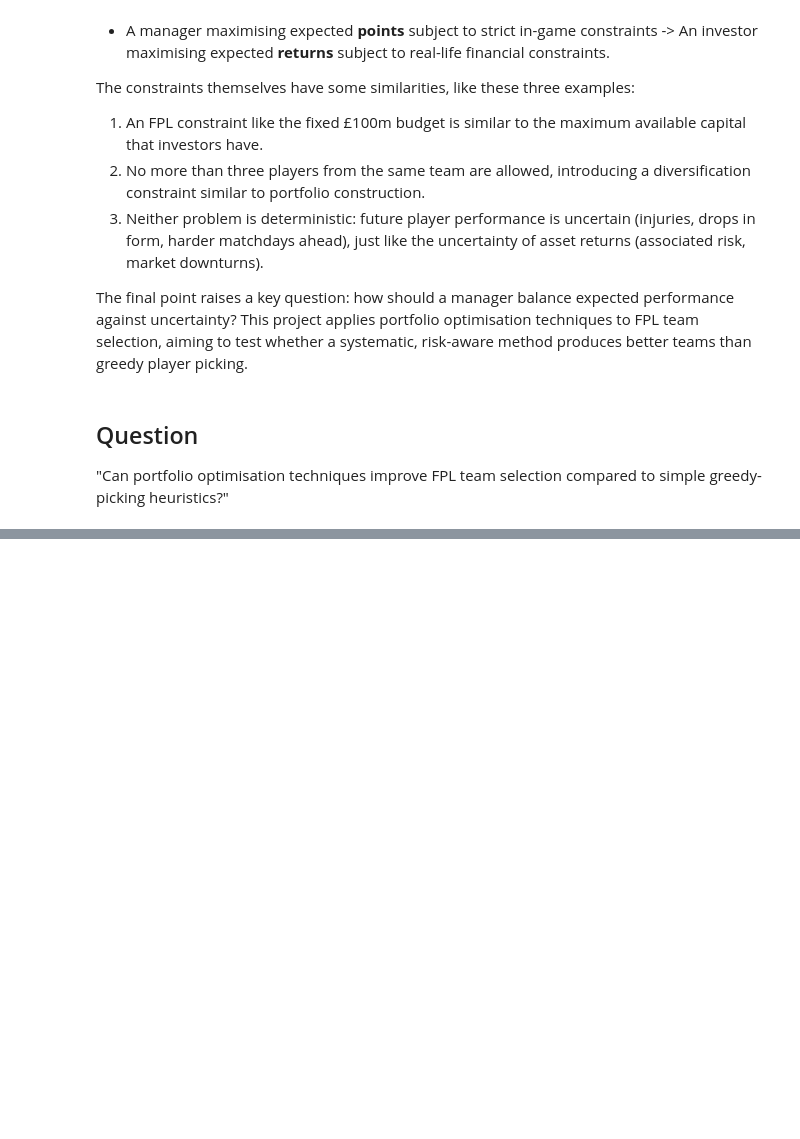
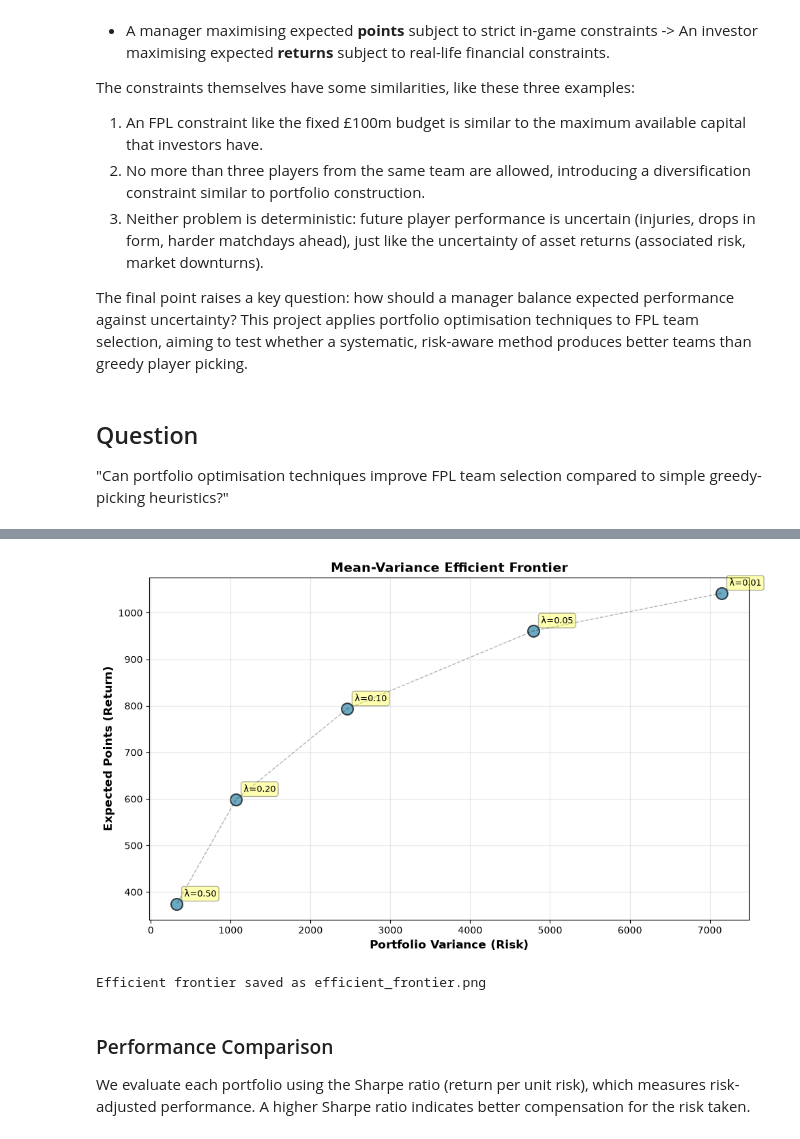
Before and after one commit to myuran-t/fpl-optimisation, a Jupyter notebook: fpl_optimization.ipynb, the cells around one changed output, grey strips where cells are left out. Cells and saved outputs as stored; diff of their text form; code cells hidden in the pictures; blank space fills up the shorter version.

```diff
--- a/fpl_optimization.ipynb
+++ b/fpl_optimization.ipynb
@@ -514,0 +763,38 @@ From this, the empirical question is whether these portfolio-informed objectives
+# %%
+import matplotlib.pyplot as plt
+
+# Extract results
+lambdas = [r['lambda'] for r in results]
+expected = [r['expected'] for r in results]
+variance = [r['variance'] for r in results]
+
+# Plot efficient frontier
+fig, ax = plt.subplots(figsize=(10, 6))
+
+ax.scatter(variance, expected, s=150, alpha=0.7, color='#2E86AB', edgecolors='black', linewidth=1.5)
+
+# Label each point with λ
+for i, (var, exp, lam) in enumerate(zip(variance, expected, lambdas)):
+    ax.annotate(f'λ={lam:.2f}', (var, exp), xytext=(8, 8), textcoords='offset points',
+                fontsize=9, bbox=dict(boxstyle='round,pad=0.3', facecolor='yellow', alpha=0.3))
+
+# Connect points to show frontier
+ax.plot(variance, expected, 'k--', alpha=0.3, linewidth=1)
+
+ax.set_xlabel('Portfolio Variance (Risk)', fontsize=12, fontweight='bold')
+ax.set_ylabel('Expected Points (Return)', fontsize=12, fontweight='bold')
+ax.set_title('Mean-Variance Efficient Frontier', fontsize=14, fontweight='bold')
+ax.grid(True, alpha=0.3)
+
+plt.tight_layout()
+plt.savefig('efficient_frontier.png', dpi=300, bbox_inches='tight')
+plt.show()
+
+print("Efficient frontier saved as efficient_frontier.png")
+# %% [output]
+[figure, added]
+Efficient frontier saved as efficient_frontier.png
+# %% [markdown]
+### Performance Comparison
+
+We evaluate each portfolio using the Sharpe ratio (return per unit risk), which measures risk-adjusted performance. A higher Sharpe ratio indicates better compensation for the risk taken.
```
Also changed, not shown: parts of 12 cells of this notebook, 2 other files.
